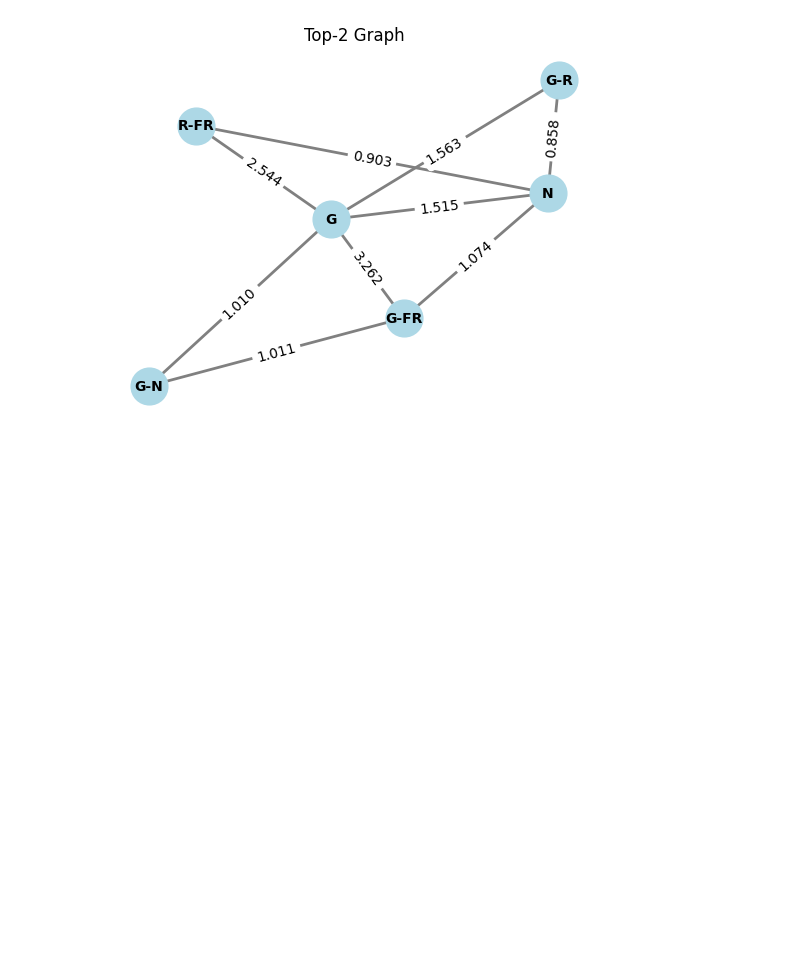
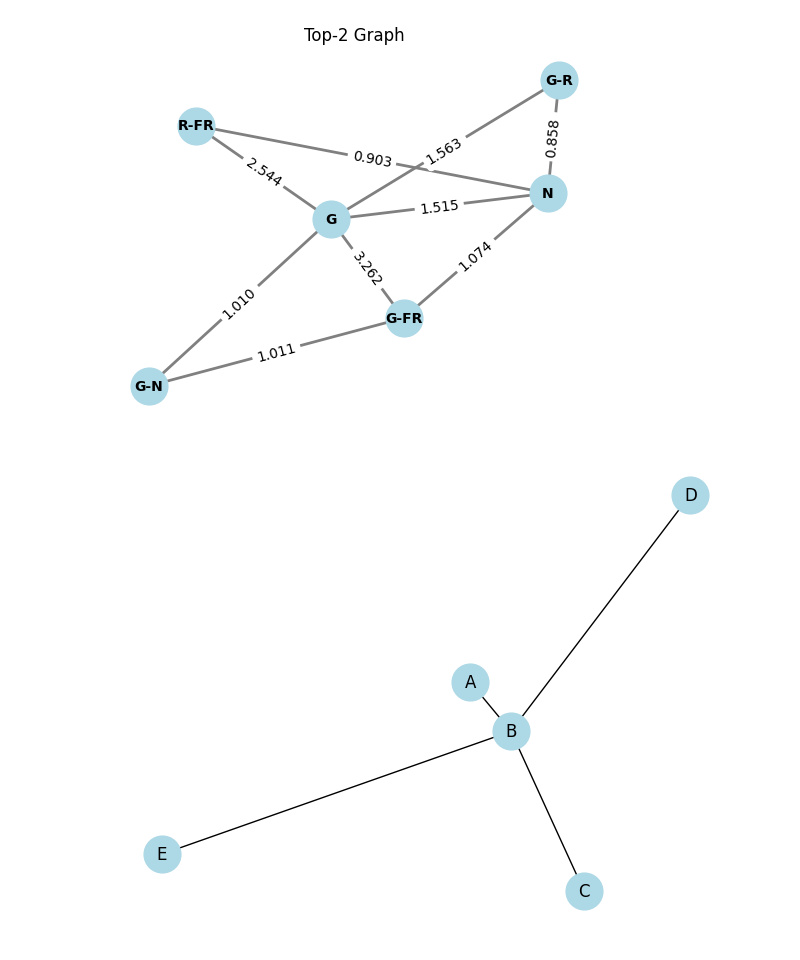
Before and after one commit to Esadeghii/Gaussian-Mixture-Model, a Jupyter notebook: clustering/Top-K-Graph.ipynb, the cells around one changed output. Saved outputs shown, nothing was run; the diff lists cells and outputs as text; code cells hidden in the pictures; blank space fills up the shorter version.

```diff
--- a/clustering/Top-K-Graph.ipynb
+++ b/clustering/Top-K-Graph.ipynb
@@ -37,3 +37,35 @@ plt.axis('off')
 plt.show()
 # %% [output]
 [figure]
+# %%
+import matplotlib.pyplot as plt
+import networkx as nx
+
+# Create a graph
+G = nx.Graph()
+
+# Add nodes and edges with weights
+# Note: Here we are adding the actual weights
+G.add_edge('A', 'B', weight=0.1)  # Smaller weight
+G.add_edge('B', 'C', weight=1)
+G.add_edge('B', 'D', weight= 4 )
+G.add_edge('B', 'E', weight=10) # Larger weight
+
+# Invert the weights for the layout calculation
+# The spring layout algorithm will interpret smaller distances for larger weights
+for u, v, d in G.edges(data=True):
+    d['weight'] = 1.0 / d['weight']  # Invert the weight
+
+# Generate positions for the nodes based on the spring layout
+# Here, the 'weight' parameter is used to influence the distances inversely proportional to the given weights
+pos = nx.spring_layout(G, weight='weight')
+
+# Draw the graph
+nx.draw(G, pos, with_labels=True, edge_color='black', width=1,
+        node_size=700, node_color='lightblue',
+        edge_cmap=plt.cm.Blues)
+
+# Show the graph
+plt.show()
+# %% [output]
+[figure, added]
```
